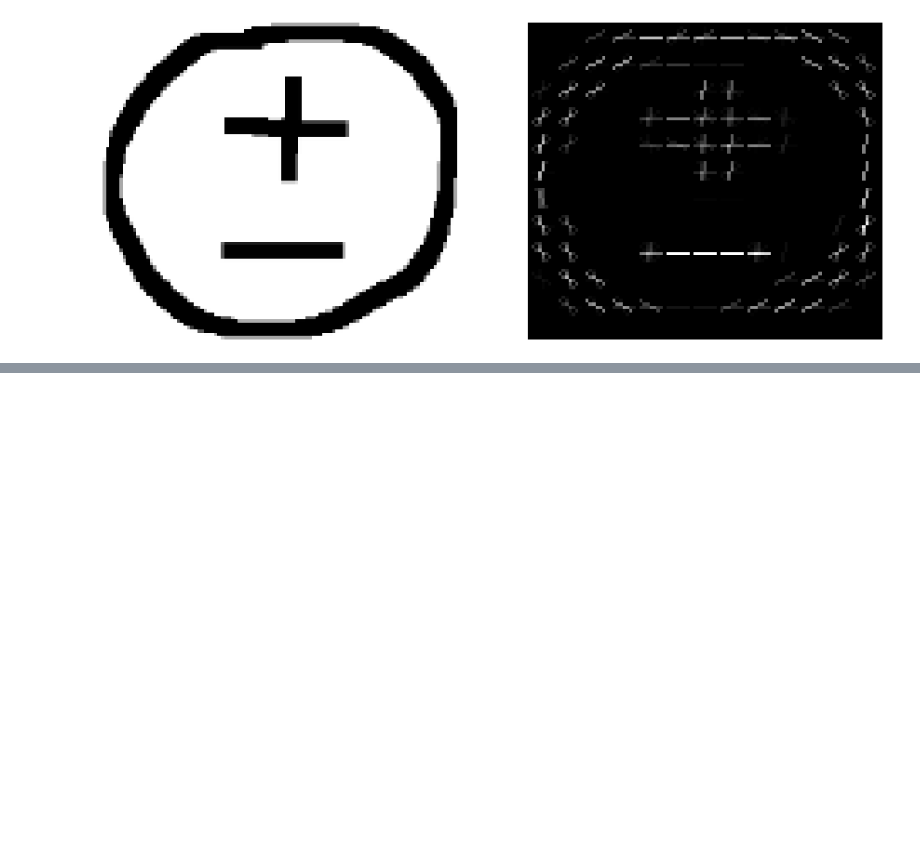
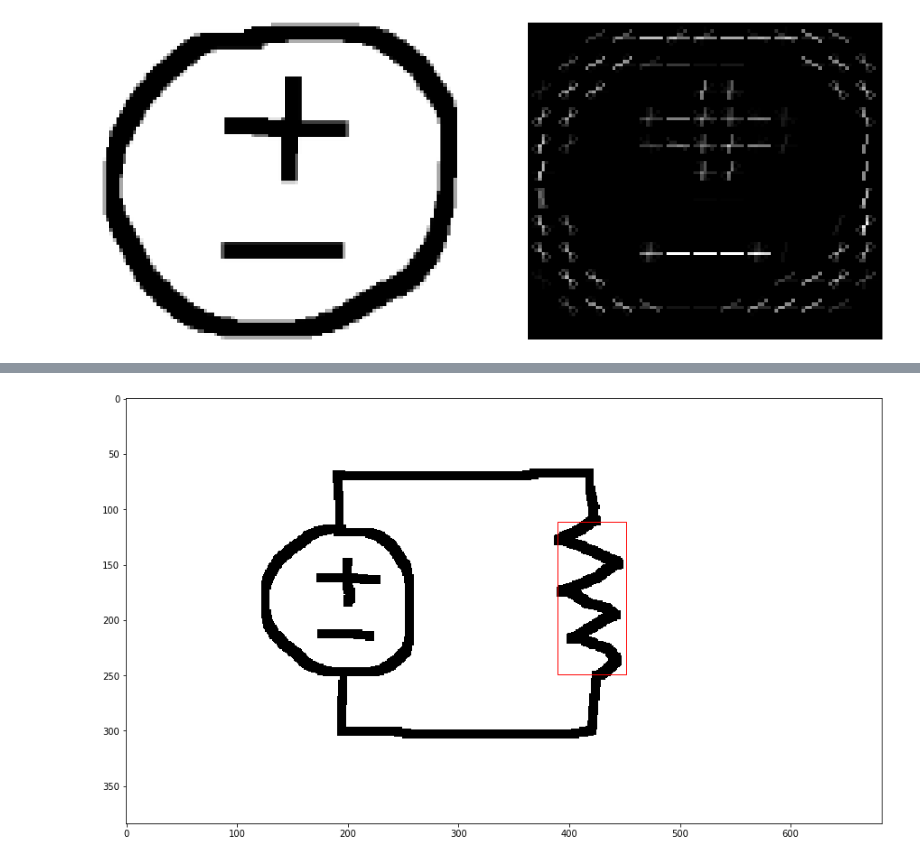
Before and after one commit to rickygv99/iBoards, a Jupyter notebook: CS 347.ipynb, the cells around one changed output, grey strips where cells are left out. Drawn from its saved outputs; the diff is of its cells as text; code cells hidden in the pictures; blank space fills up the shorter version.

```diff
--- a/CS 347.ipynb
+++ b/CS 347.ipynb
@@ -80,0 +70,9 @@ plot_part3_2(image, max_scale, winW, winH, maxc, maxr, max_response_map)
+# %%
+# Search for resistor
+(winH, winW) = image_resistor.shape
+max_score, maxr, maxc, max_scale, max_response_map = pyramid_score \
+        (image, hog_resistor, image_resistor.shape, stepSize = 30, scale=0.8)
+
+plot_prediction_pyramid(image, max_scale, winW, winH, maxc, maxr)
+# %% [output]
+[figure, added]
```
Also changed, not shown: parts of 5 cells of this notebook, 5 other files.
